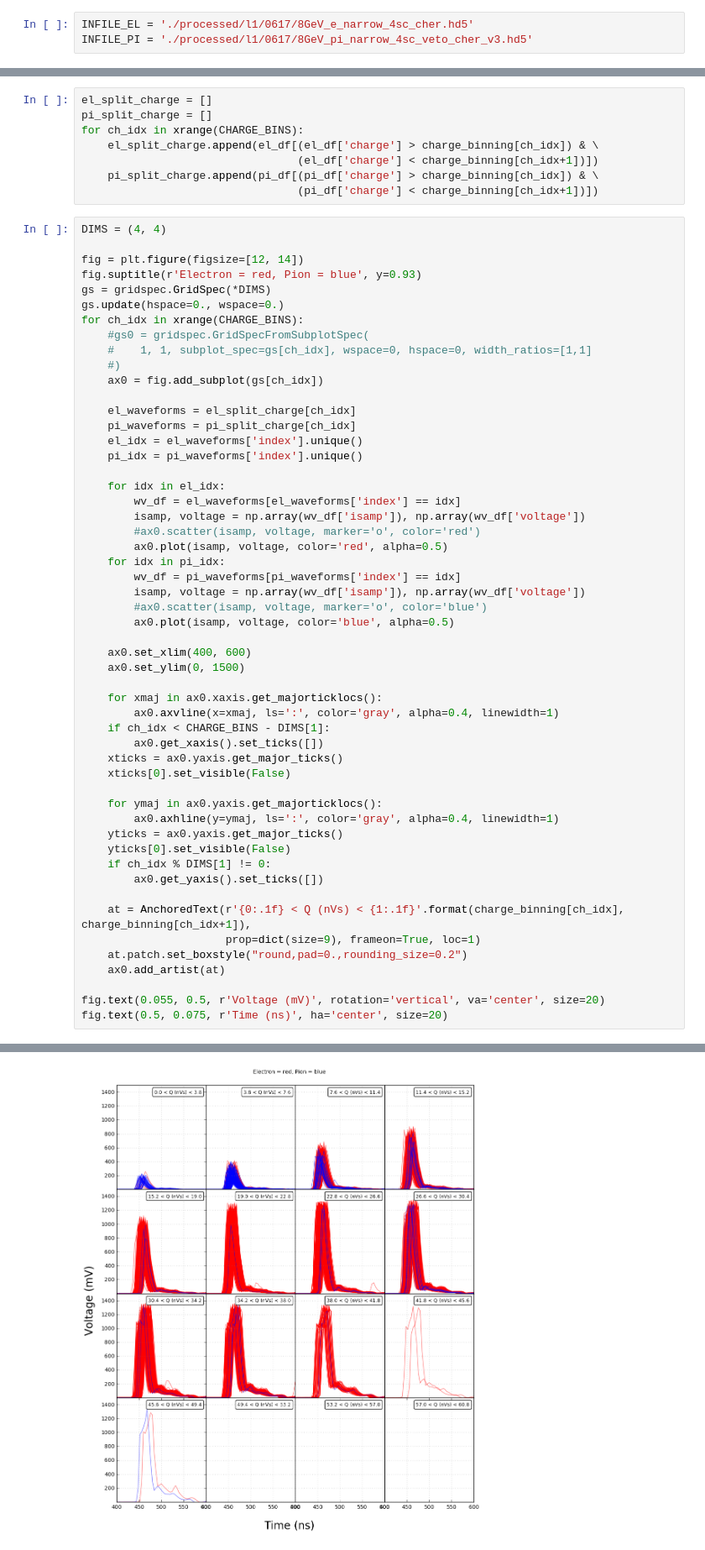
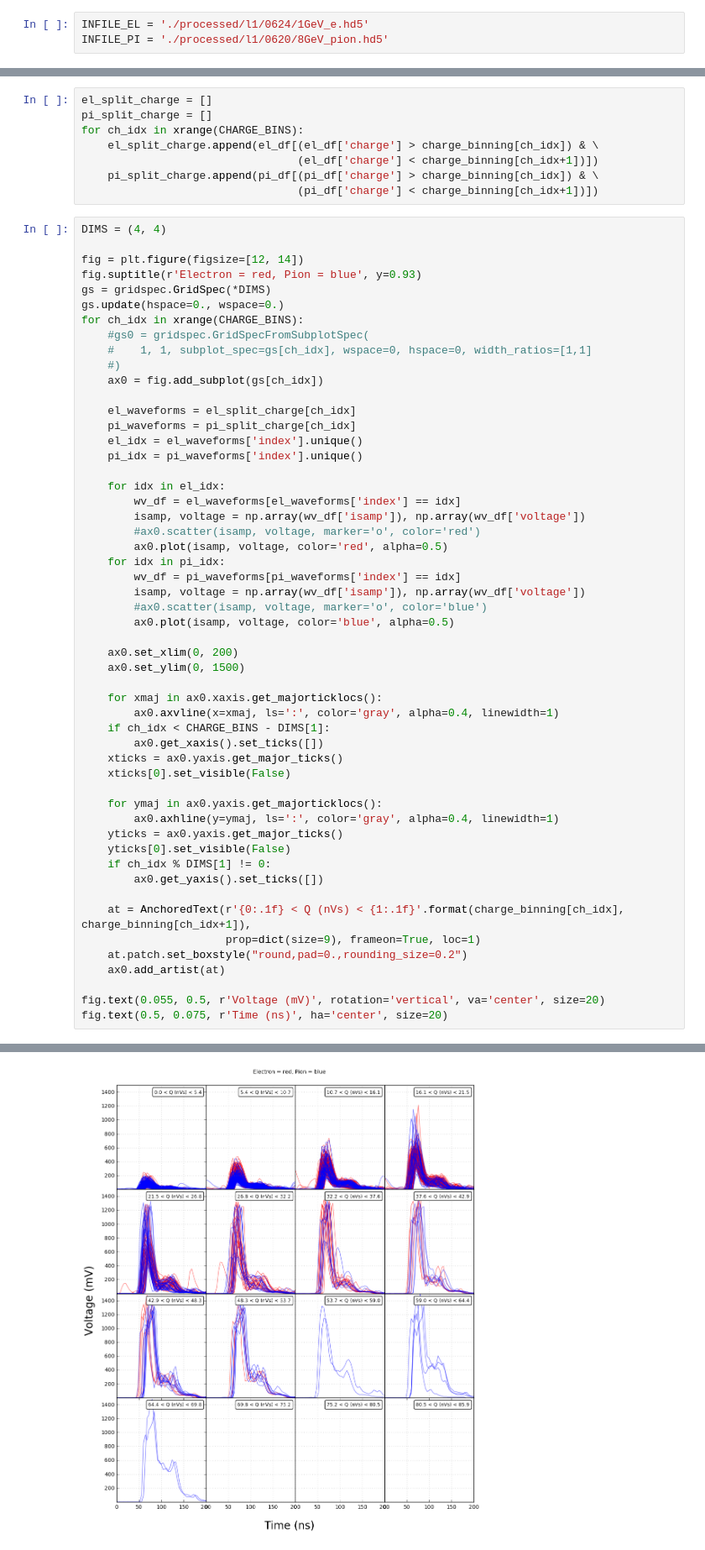
Before and after one commit to ShiveshM/beamtest, a Jupyter notebook: testing.ipynb, the cells around one changed output, grey strips where cells are left out. Shown at 84% size. Drawn from its saved outputs; the diff is of its cells as text.

```diff
--- a/testing.ipynb
+++ b/testing.ipynb
@@ -12,8 +12,8 @@ mpl.rcParams['mathtext.rm'] = 'Bitstream Vera Sans'
 mpl.rcParams['mathtext.it'] = 'Bitstream Vera Sans:italic'
 mpl.rcParams['mathtext.bf'] = 'Bitstream Vera Sans:bold'
 # %%
-INFILE_EL = './processed/l1/0617/8GeV_e_narrow_4sc_cher.hd5'
-INFILE_PI = './processed/l1/0617/8GeV_pi_narrow_4sc_veto_cher_v3.hd5'
+INFILE_EL = './processed/l1/0624/1GeV_e.hd5'
+INFILE_PI = './processed/l1/0620/8GeV_pion.hd5'
 # %%
 el_store = pd.HDFStore(INFILE_EL)
 el_df = el_store['df']
@@ -82,32 +82,32 @@ for ch_idx in xrange(CHARGE_BINS):
         wv_df = pi_waveforms[pi_waveforms['index'] == idx]
         isamp, voltage = np.array(wv_df['isamp']), np.array(wv_df['voltage'])
         #ax0.scatter(isamp, voltage, marker='o', color='blue')
         ax0.plot(isamp, voltage, color='blue', alpha=0.5)
 
-    ax0.set_xlim(400, 600)
+    ax0.set_xlim(0, 200)
     ax0.set_ylim(0, 1500)
 
     for xmaj in ax0.xaxis.get_majorticklocs():
         ax0.axvline(x=xmaj, ls=':', color='gray', alpha=0.4, linewidth=1)
     if ch_idx < CHARGE_BINS - DIMS[1]:
         ax0.get_xaxis().set_ticks([])
     xticks = ax0.yaxis.get_major_ticks()
     xticks[0].set_visible(False)
 
     for ymaj in ax0.yaxis.get_majorticklocs():
         ax0.axhline(y=ymaj, ls=':', color='gray', alpha=0.4, linewidth=1)
     yticks = ax0.yaxis.get_major_ticks()
     yticks[0].set_visible(False)
     if ch_idx % DIMS[1] != 0:
         ax0.get_yaxis().set_ticks([])
 
     at = AnchoredText(r'{0:.1f} < Q (nVs) < {1:.1f}'.format(charge_binning[ch_idx], charge_binning[ch_idx+1]),
                       prop=dict(size=9), frameon=True, loc=1)
     at.patch.set_boxstyle("round,pad=0.,rounding_size=0.2")
     ax0.add_artist(at)
 
 fig.text(0.055, 0.5, r'Voltage (mV)', rotation='vertical', va='center', size=20)
 fig.text(0.5, 0.075, r'Time (ns)', ha='center', size=20)
 # %% [output]
 <matplotlib.text.Text at 0x...>
-[figure, old version]
+[figure, new version]
```
Also changed, not shown: parts of 1 cell of this notebook, 6 other files.
